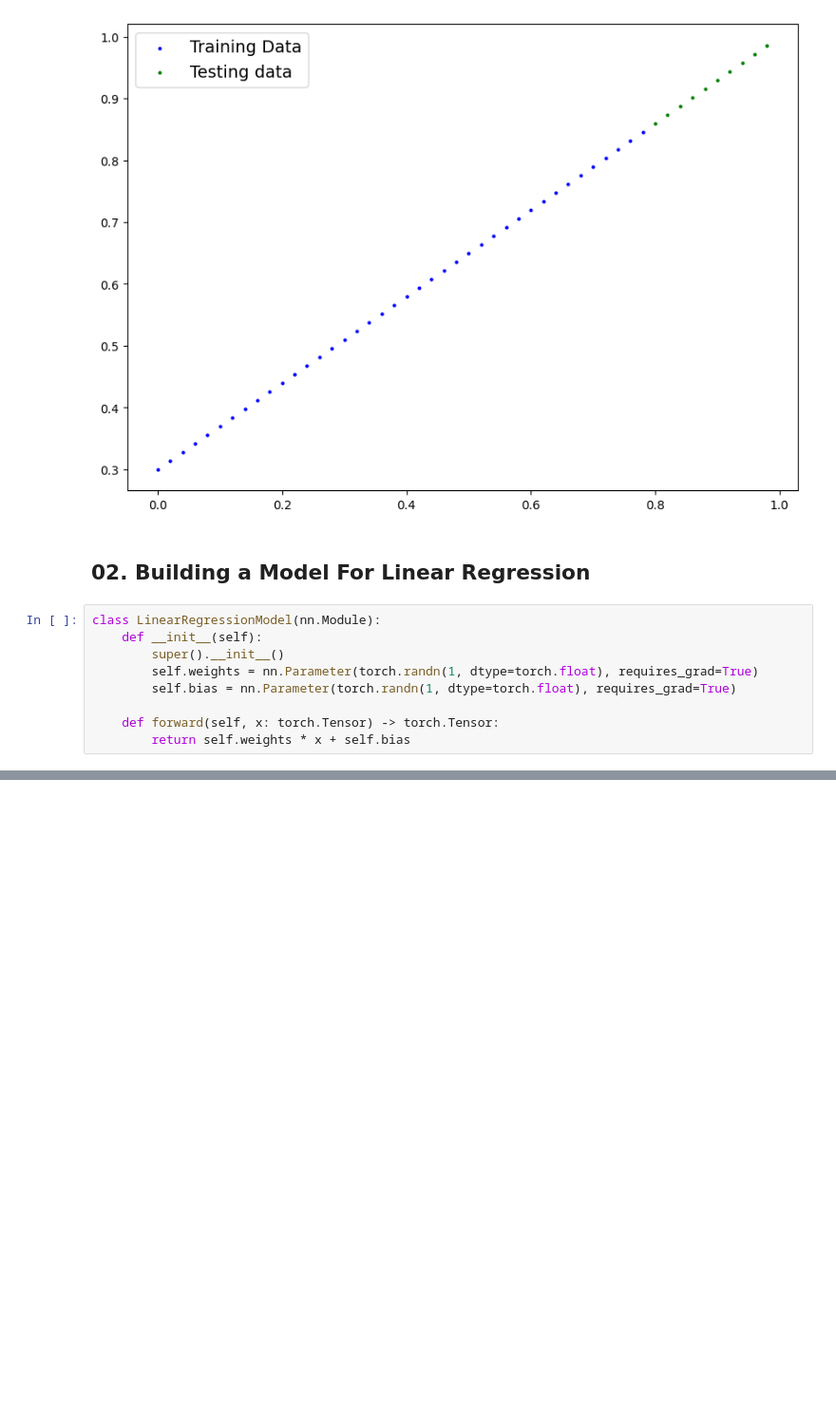
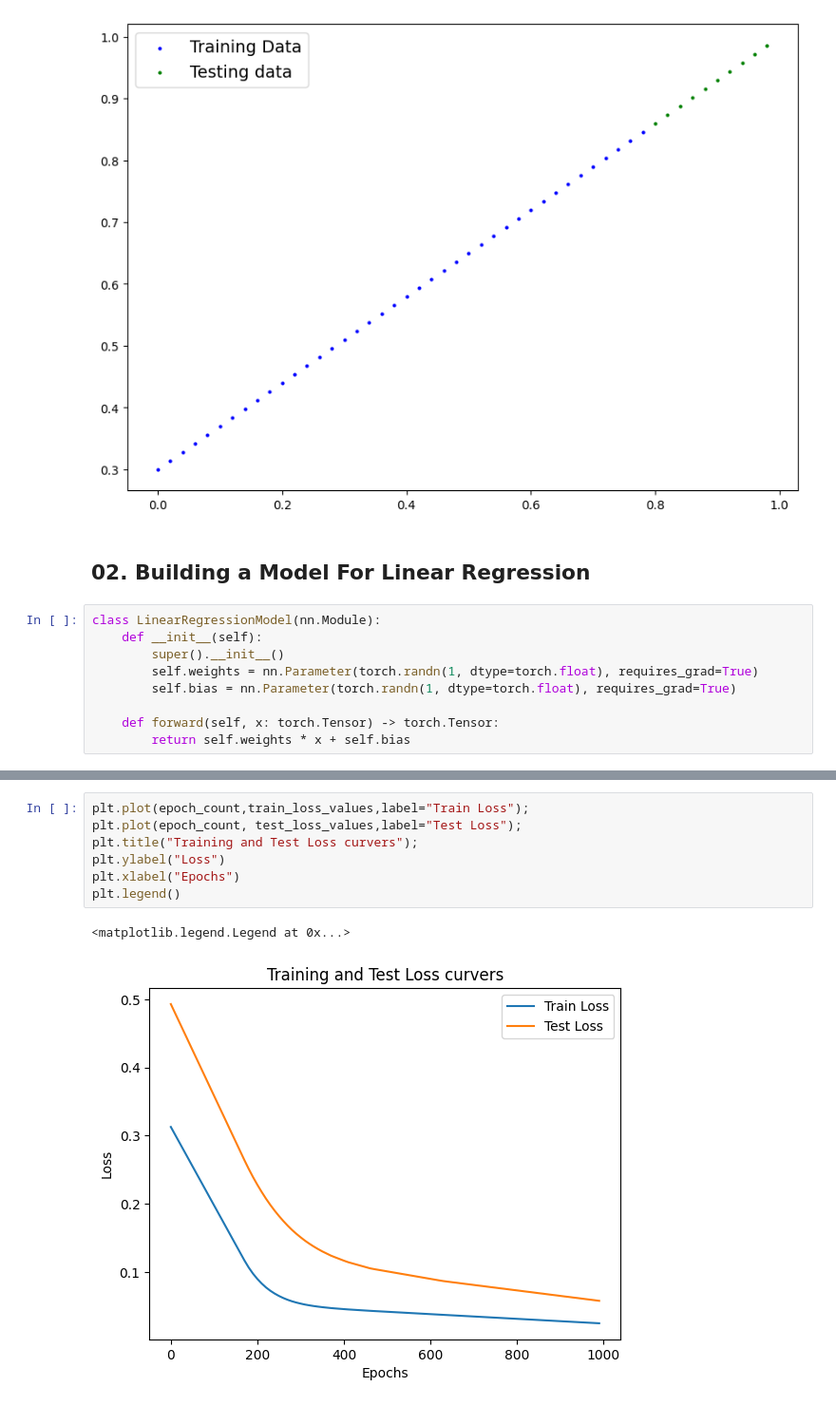
Before and after one commit to Jeevan-Neupane/PyTorch, a Jupyter notebook: 02_Pytorch_Workflow.ipynb, the cells around one changed output, grey strips where cells are left out. Shown: that part at 95% size. Saved outputs shown, nothing was run; the diff lists cells and outputs as text; blank space fills up the shorter version.

```diff
--- a/02_Pytorch_Workflow.ipynb
+++ b/02_Pytorch_Workflow.ipynb
@@ -132,0 +287,10 @@ p
+# %%
+plt.plot(epoch_count,train_loss_values,label="Train Loss");
+plt.plot(epoch_count, test_loss_values,label="Test Loss");
+plt.title("Training and Test Loss curvers");
+plt.ylabel("Loss")
+plt.xlabel("Epochs")
+plt.legend()
+# %% [output]
+<matplotlib.legend.Legend at 0x...>
+[figure, added]
```
Also changed, not shown: parts of 21 cells of this notebook.
